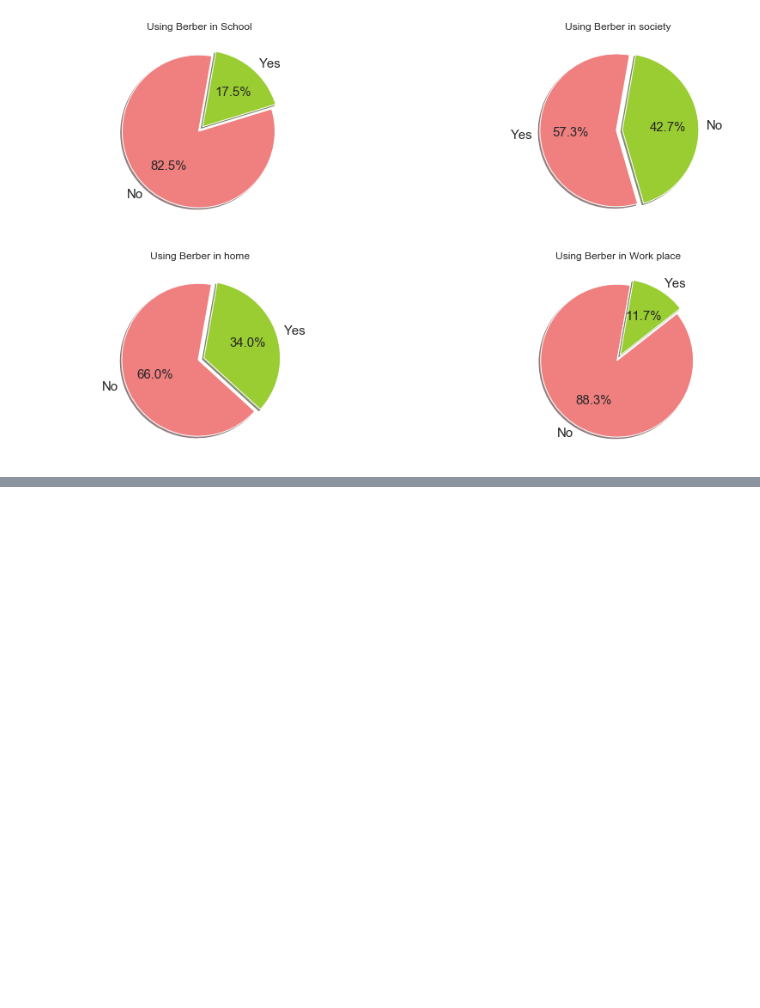
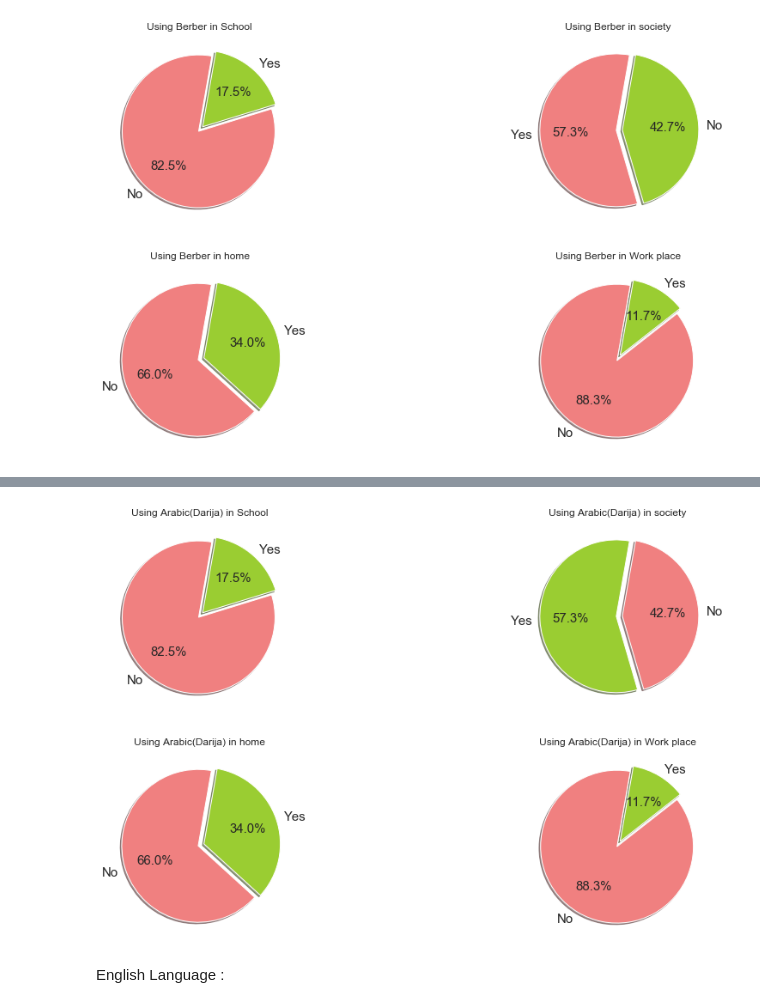
Before and after one commit to AbderrahimAl/Language-Situation-in-Morocco-EDA, a Jupyter notebook: DataAalysis.ipynb, the cells around one changed output, grey strips where cells are left out. Cells and saved outputs as stored; diff of their text form; code cells hidden in the pictures; blank space fills up the shorter version.

```diff
--- a/DataAalysis.ipynb
+++ b/DataAalysis.ipynb
@@ -360,0 +284,18 @@ Text(0, 0.5, '')
+# %%
+values=[[],[],[],[],[]]
+school,home,society,workplace=values[0],values[1],values[2],values[3]
+Places=["school/university","society(public places)","home(family)","work place"]
+
+for i in range(len(data["Where do you speak Arabic(Darija)?"])):
+    for j in range(len(Places)):
+        if Places[j] in str(data["Where do you speak Arabic(Darija)?"][i]):
+            values[j].append("Yes")
+        else :
+            values[j].append("No")
+
+ArabicPlace=pd.DataFrame({'InSchool': school,
+        'InSociety':society,
+        'InWorkplace':workplace,
+        'In Home'   :home
+        } )
+ArabicPlace=pd.concat([BerberPlace,data[["gender","age"]]],axis=1,join="inner")
@@ -360,0 +318,25 @@ Text(0, 0.5, '')
+# %%
+plt.figure(figsize=(16,9))
+colors = ['lightcoral','yellowgreen']
+explode = (0.02, 0.06)
+plt.subplot(2,2,1)
+ArabicPlace["InSchool"].value_counts().plot.pie(explode=explode,autopct='%1.1f%%', shadow=True,colors=colors, startangle=80,textprops={'fontsize': 15})
+plt.title("Using Arabic(Darija) in School")
+plt.ylabel('')
+plt.subplot(2,2,2)
+ArabicPlace["InSociety"].value_counts().plot.pie(explode=explode,autopct='%1.1f%%', shadow=True,colors=['yellowgreen','lightcoral'], startangle=80,textprops={'fontsize': 15})
+plt.title("Using Arabic(Darija) in society")
+plt.ylabel('')
+plt.subplot(2,2,3)
+ArabicPlace["In Home"].value_counts().plot.pie(explode=explode,autopct='%1.1f%%', shadow=True,colors=colors, startangle=80,textprops={'fontsize': 15})
+plt.title("Using Arabic(Darija) in home")
+plt.ylabel('')
+plt.subplot(2,2,4)
+ArabicPlace["InWorkplace"].value_counts().plot.pie(explode=explode,autopct='%1.1f%%', shadow=True,colors=colors, startangle=80,textprops={'fontsize': 15})
+plt.title("Using Arabic(Darija) in Work place")
+plt.ylabel('')
+plt.show()
+# %% [output]
+[figure, added]
+# %% [markdown]
+English Language :
```
Also changed, not shown: parts of 23 cells of this notebook.
